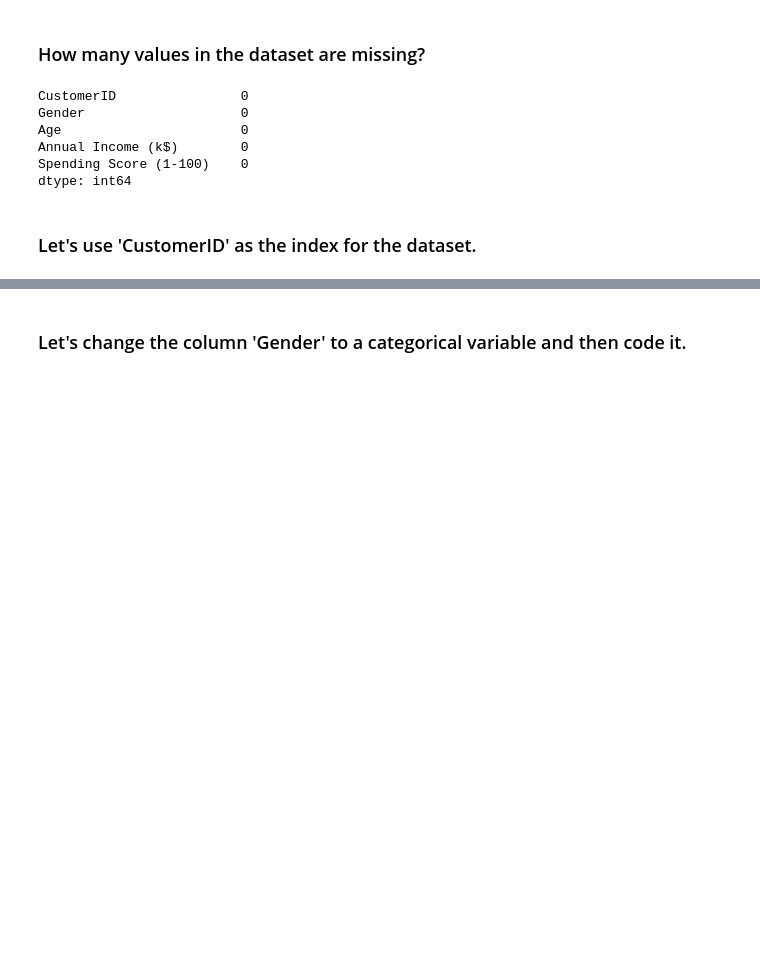
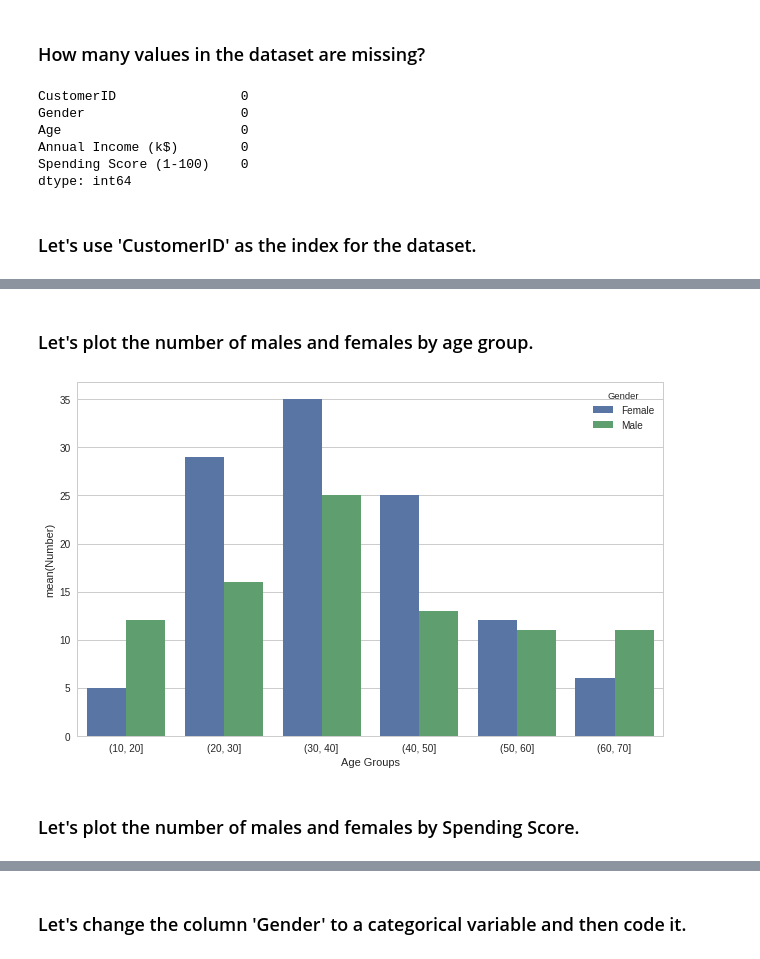
Before and after one commit to ROARMarketingConcepts/Machine-Learning-Projects, a Jupyter notebook: Mall_Customer_Segmentation_Analysis.ipynb, the cells around one changed output, grey strips where cells are left out. Drawn from its saved outputs; the diff is of its cells as text; code cells hidden in the pictures; blank space fills up the shorter version.

```diff
--- a/Mall_Customer_Segmentation_Analysis.ipynb
+++ b/Mall_Customer_Segmentation_Analysis.ipynb
@@ -180,0 +197,10 @@ df.set_index('CustomerID',inplace=True)
+# %% [markdown]
+### Let's plot the number of males and females by age group.
+# %%
+fig = plt.gcf()
+fig.set_size_inches(10.5, 6.5)
+ax = sns.barplot(x="Age Groups", y='Number', hue="Gender", data=df_plot1)
+# %% [output]
+[figure, added]
+# %% [markdown]
+### Let's plot the number of males and females by Spending Score.
```
Also changed, not shown: parts of 8 cells of this notebook.
